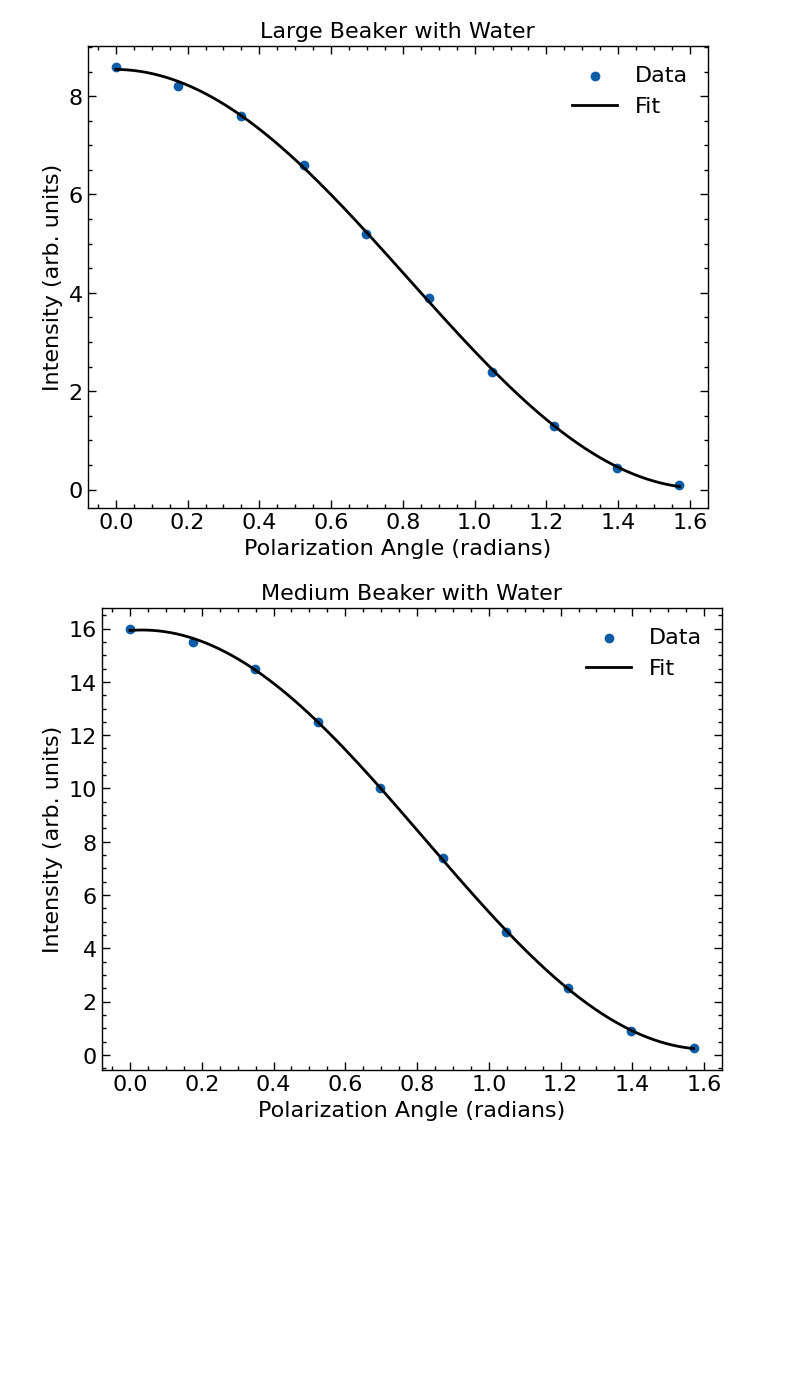
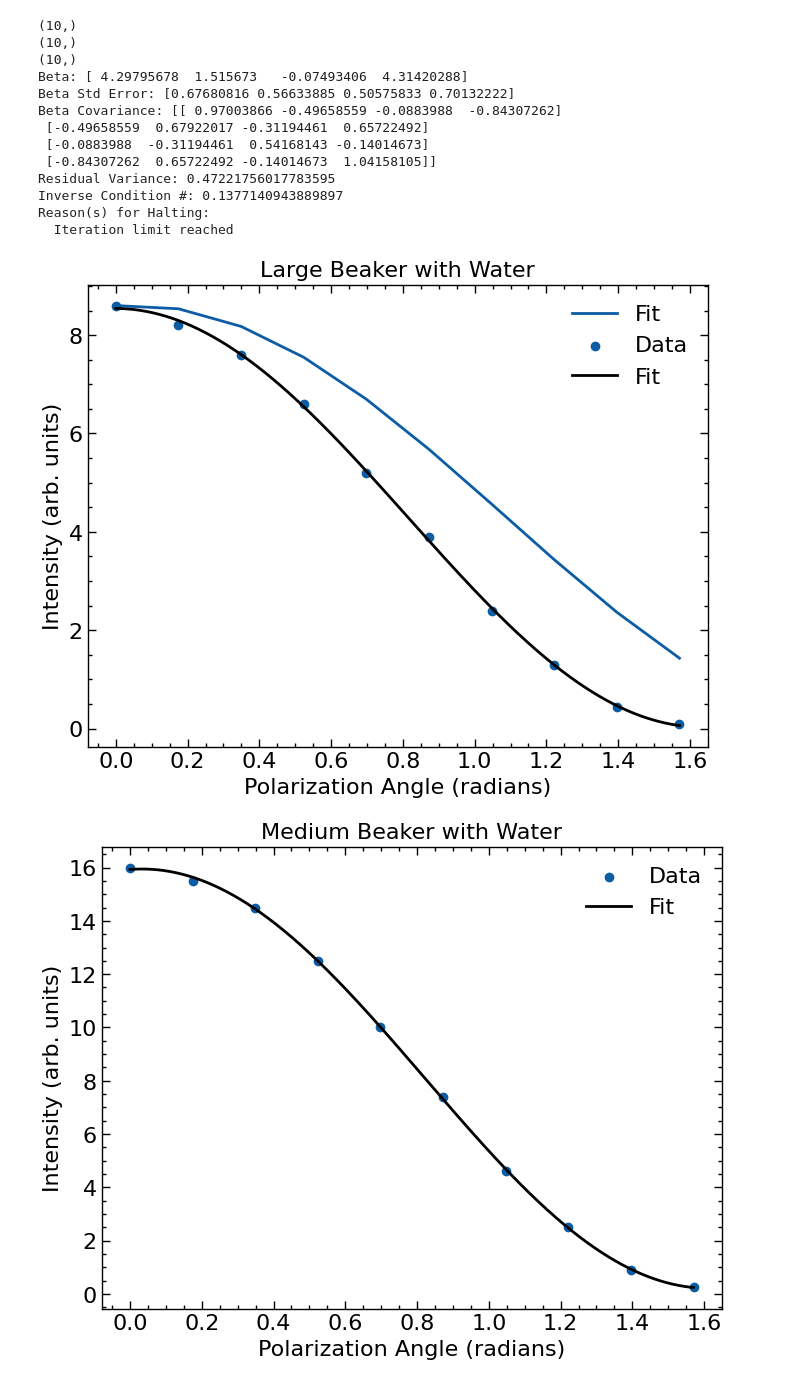
Before and after one commit to wmallah/OpticsLab, a Jupyter notebook: experiment_01/code/data_analysis.ipynb, the cells around one changed output. Saved outputs shown, nothing was run; the diff lists cells and outputs as text; code cells hidden in the pictures; blank space fills up the shorter version.

```diff
--- a/experiment_01/code/data_analysis.ipynb
+++ b/experiment_01/code/data_analysis.ipynb
@@ -684,21 +636,58 @@ def plot_pol_v_int(polarization, intensity, pol_fit, int_fit, title):
     plt.title(title)
     plt.legend(loc='best')
     plt.show()
+
+# Define function for cosine fit
+def cos(B, x):
+    return B[0]*np.cos(B[1]*x + B[2]) + B[3]
+
+# Define function to propagate errors through cosine fit
+def fit_error_propagation_cos(x, y, y_err):
+    cos_model = odr.Model(cos)
+    data = odr.RealData(x, y, sy=y_err)
+    odr_fit = odr.ODR(data, cos_model, beta0=[1, 1, 1, 1])
+    odr_fit_output = odr_fit.run()
+    return odr_fit_output
 # %%
 # Attempt to fit with cos function rather than sin for better phase shift
 
+print(large_beaker_with_water_polarization.shape)
+print(large_beaker_with_water_intensity.shape)
+print(large_beaker_with_water_intensity_error.shape)
+
+# Large beaker with water curve fitting
+large_beaker_water_odr_fit = fit_error_propagation_cos(large_beaker_with_water_polarization*np.pi/180, large_beaker_with_water_intensity, large_beaker_with_water_intensity_error*np.pi/180)
+
+plt.plot(large_beaker_with_water_polarization*np.pi/180, cos(large_beaker_water_odr_fit.beta, large_beaker_with_water_polarization*np.pi/180), label='Fit')
+
 def cos(x, A, B, C, D):
     return A*np.cos(B*x + C) + D
+
+# Print results
+large_beaker_water_odr_fit.pprint()
 
 # Large beaker with water curve fiting
 
 large_with_water_optimal_vals = sp.optimize.curve_fit(cos, large_beaker_with_water_polarization, large_beaker_with_water_intensity, p0=(8, 0.1, 0.1, 0))
 
 x = np.linspace(np.min(large_beaker_with_water_polarization), np.max(large_beaker_with_water_polarization), 1000)
 
 plot_pol_v_int(large_beaker_with_water_polarization*np.pi/180, large_beaker_with_water_intensity, x*np.pi/180, cos(x, *large_with_water_optimal_vals[0]), 'Large Beaker with Water')
 # %% [output]
+(10,)
+(10,)
+(10,)
+Beta: [ 4.29795678  1.515673   -0.07493406  4.31420288]
+Beta Std Error: [0.67680816 0.56633885 0.50575833 0.70132222]
+Beta Covariance: [[ 0.97003866 -0.49658559 -0.0883988  -0.84307262]
+ [-0.49658559  0.67922017 -0.31194461  0.65722492]
+ [-0.0883988  -0.31194461  0.54168143 -0.14014673]
+ [-0.84307262  0.65722492 -0.14014673  1.04158105]]
+Residual Variance: 0.47221756017783595
+Inverse Condition #: 0.1377140943889897
+Reason(s) for Halting:
+  Iteration limit reached
-[figure, old version]
+[figure, new version]
 # %%
 # Medium beaker with water curve fiting
 
```
Also changed, not shown: parts of 14 cells of this notebook, 5 other files.
